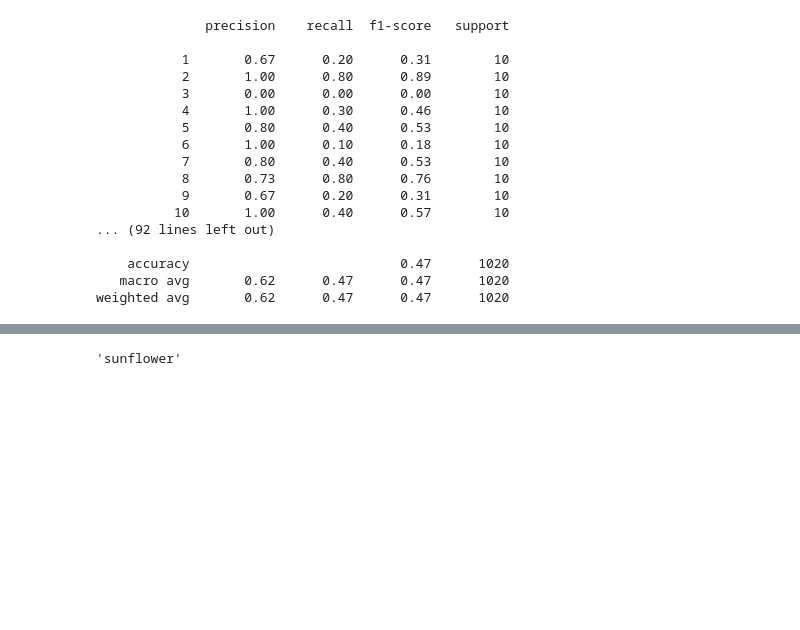
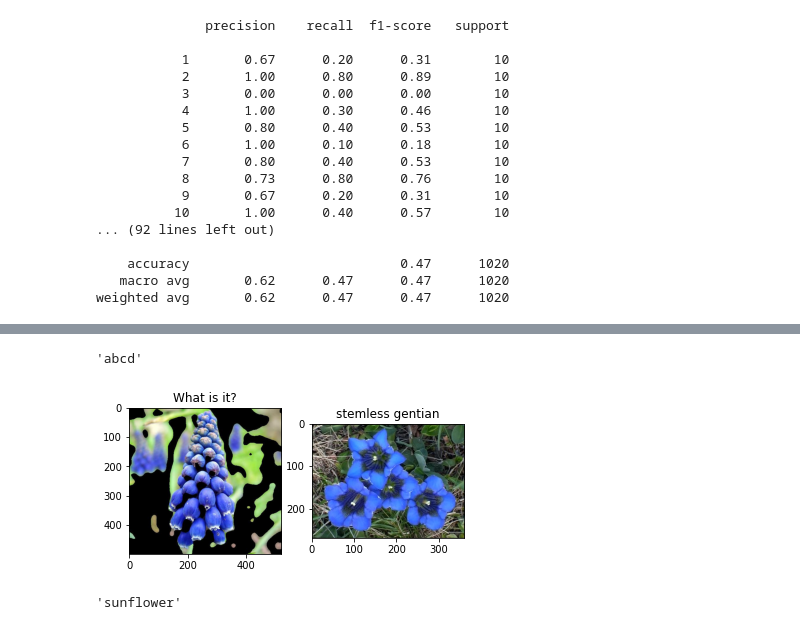
Before and after one commit to teresacigna/Progetto_AML, a Jupyter notebook: Script/prove/prova_features.ipynb, the cells around one changed output, grey strips where cells are left out. Cells and saved outputs as stored; diff of their text form; code cells hidden in the pictures; blank space fills up the shorter version.

```diff
--- a/Script/prove/prova_features.ipynb
+++ b/Script/prove/prova_features.ipynb
@@ -412,10 +416,3 @@ weighted avg       0.62      0.47      0.47      1020
 # %%
-with open('classif_sutrain_colors_kps_neural.pickle', 'rb') as handle:
+with open('classif_sutest_colors_kps_neural_vggfc1.pickle', 'rb') as handle:
     classif = pickle.load(handle)
-# %%
-image_path = 'mask_train/image_06057.jpg'
-image = cv2.imread(image_path)
-features=[]
-im_features = combo_colors_kps_neural(image_path)
-im_features = im_features.flatten()
-features.append(im_features)
@@ -446,0 +456,19 @@ predict_name('mask_val/image_04487.jpg', clf2)
+# %%
+def predict_name_photo (image_path, classifier):
+    image = cv2.imread(image_path)
+    image = cv2.cvtColor(image, cv2.COLOR_BGR2RGB)
+    features=[]
+    im_features = combo_colors_kps_neural(image_path)
+    im_features = im_features.flatten()
+    features.append(im_features)
+
+    prediction = classifier.predict(features)[0]
+    listimages = os.listdir('categories')
+    path_pred_image = 'categories/' + listimages[prediction-1]
+    image_pred = cv2.imread(path_pred_image)
+    image_pred = cv2.cvtColor(image_pred, cv2.COLOR_BGR2RGB)
+
+    plt.subplot(1,2,1),plt.imshow(image), plt.title('What is it?')
+    plt.subplot(1,2,2),plt.imshow(image_pred), plt.title(NAMES[prediction-1])
+
+    #return NAMES[prediction-1]
@@ -446,0 +477,5 @@ predict_name('mask_val/image_04487.jpg', clf2)
+# %%
+l = 'abcd0.jpg'
+l[:-5]
+# %% [output]
+'abcd'
@@ -447,3 +486,7 @@ predict_name('mask_val/image_04487.jpg', clf2)
+# %%
+predict_name_photo('mask_val/image_06603.jpg', classif) #04540 #04181 #05858 #06534 #06603
+# %% [output]
+[figure, added]
 # %%
 predict_name('mask_val/image_04487.jpg', clf)
 # %% [output]
```
Also changed, not shown: parts of 11 cells of this notebook.
